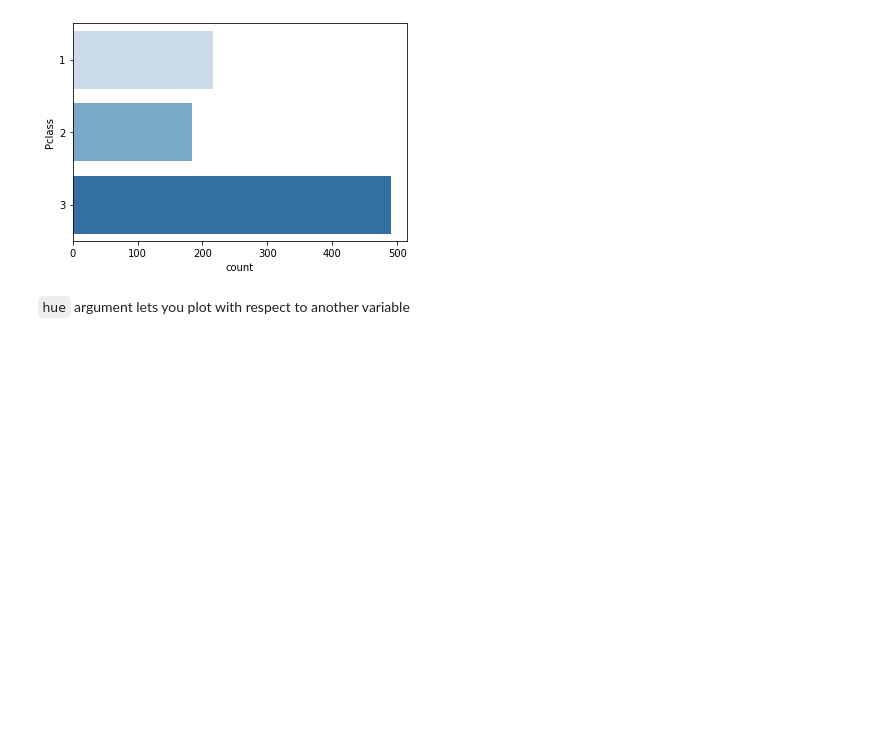
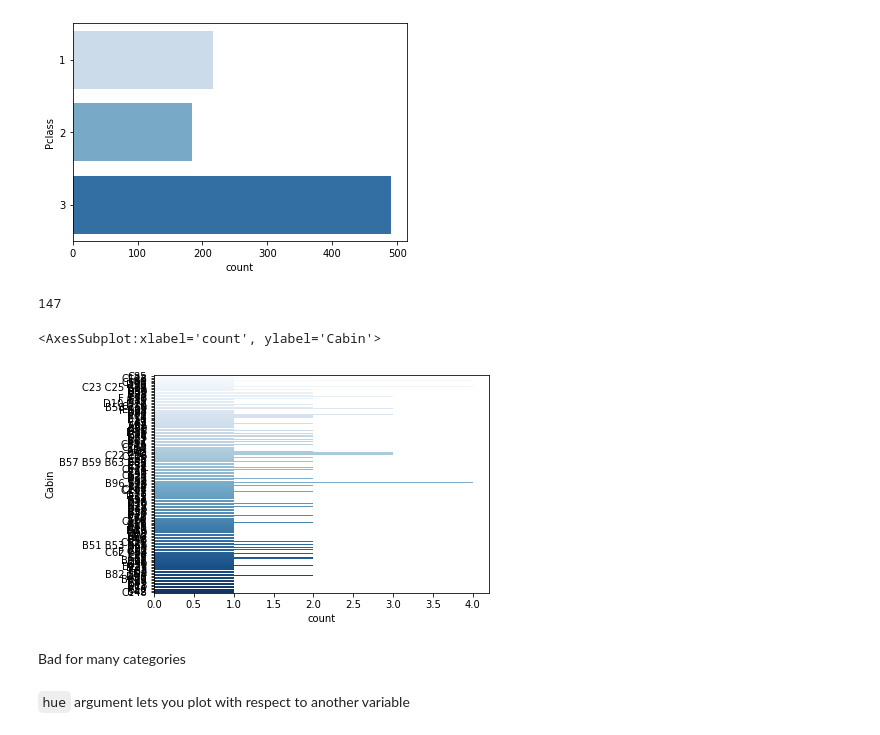
Before and after one commit to sheriffff/teaching-ironhack-data-madrid-2020, a Jupyter notebook: week_02/04-visualization.ipynb, the cells around one changed output. Drawn from its saved outputs; the diff is of its cells as text; code cells hidden in the pictures; blank space fills up the shorter version.

```diff
--- a/week_02/04-visualization.ipynb
+++ b/week_02/04-visualization.ipynb
@@ -71,6 +89,17 @@ sns.countplot(y=titanic.Pclass, palette="Blues")
 # %% [output]
 <AxesSubplot:xlabel='count', ylabel='Pclass'>
 [figure]
+# %%
+titanic.Cabin.nunique()
+# %% [output]
+147
+# %%
+sns.countplot(y=titanic.Cabin, palette="Blues")
+# %% [output]
+<AxesSubplot:xlabel='count', ylabel='Cabin'>
+[figure, added]
+# %% [markdown]
+Bad for many categories
 # %% [markdown]
 `hue` argument lets you plot with respect to another variable
 # %%
```
Also changed, not shown: parts of 21 cells of this notebook.
